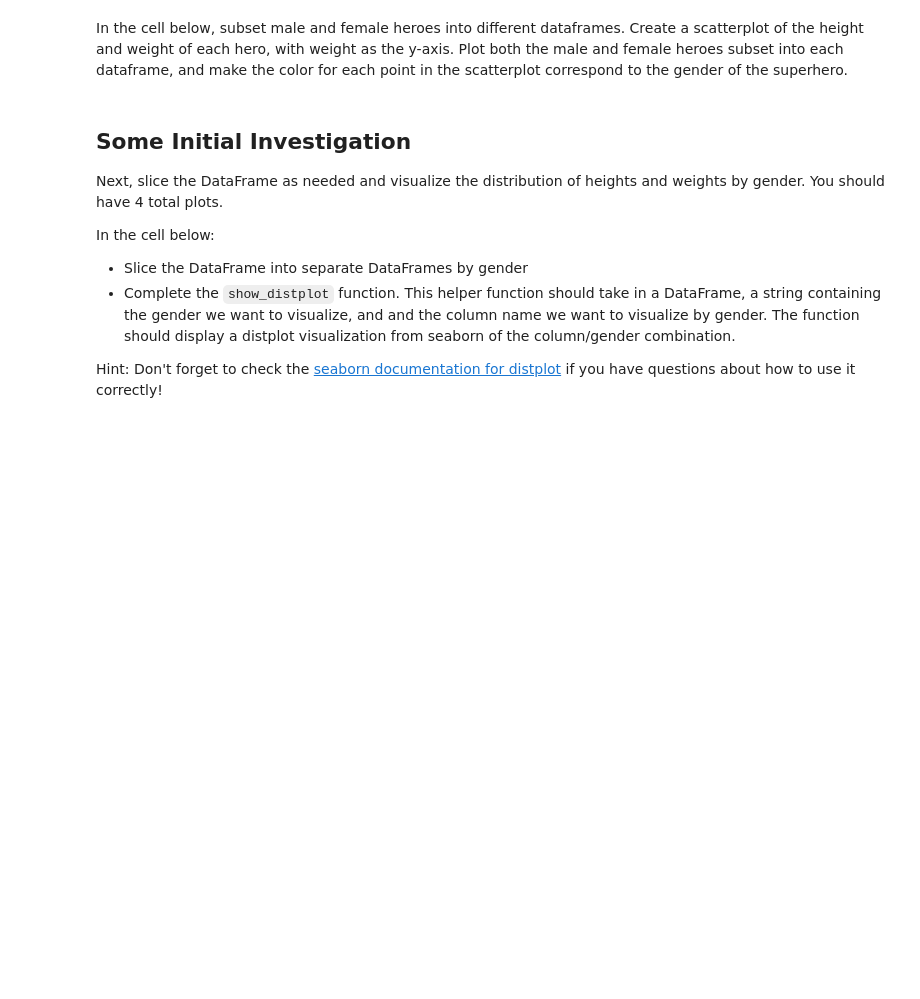
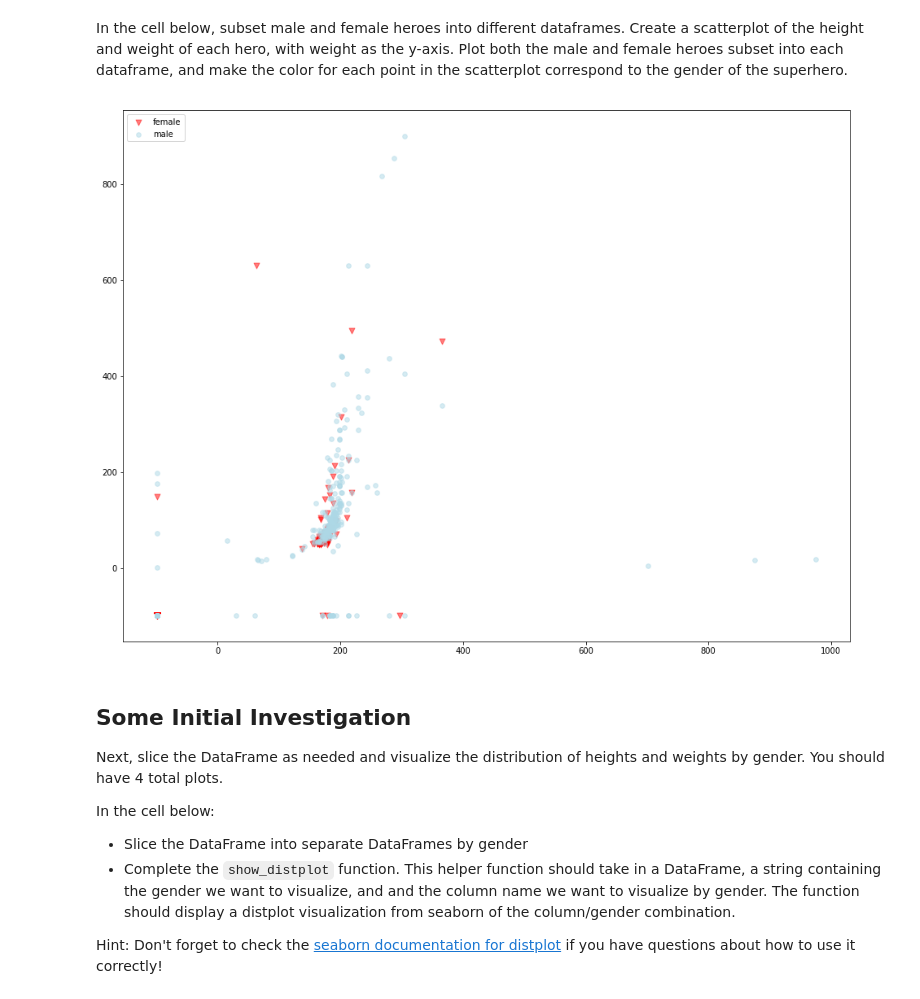
Before and after one commit to osterburg/dsc-0-04-18-cleaning-messy-data-summative-lab-online-ds-ft-100118, a Jupyter notebook: index.ipynb, the cells around one changed output. Saved outputs shown, nothing was run; the diff lists cells and outputs as text; code cells hidden in the pictures; blank space fills up the shorter version.

```diff
--- a/index.ipynb
+++ b/index.ipynb
@@ -251,6 +315,20 @@ df.groupby(['Race', 'Gender']).sum().head()
 |  | Male | 1017.0 | 804.0 |
 # %% [markdown]
 In the cell below, subset male and female heroes into different dataframes.  Create a scatterplot of the height and weight of each hero, with weight as the y-axis.  Plot both the male and female heroes subset into each dataframe, and make the color for each point in the scatterplot correspond to the gender of the superhero.
+# %%
+x1 = df.loc[df['Gender'] == 'Female']['Height']
+y1 = df.loc[df['Gender'] == 'Female']['Weight']
+x2 = df.loc[df['Gender'] == 'Male']['Height']
+y2 = df.loc[df['Gender'] == 'Male']['Weight']
+fig = plt.figure(figsize=(16, 12))
+ax1 = fig.add_subplot(111)
+
+ax1.scatter(x1, y1, color='red', alpha=0.5, s=48, marker='v', label='female')
+ax1.scatter(x2, y2, color='lightblue', alpha=0.5, s=32, label='male')
+plt.legend(loc='upper left');
+plt.show()
+# %% [output]
+[figure, added]
 # %% [markdown]
 ## Some Initial Investigation
 
```
Also changed, not shown: parts of 23 cells of this notebook.
